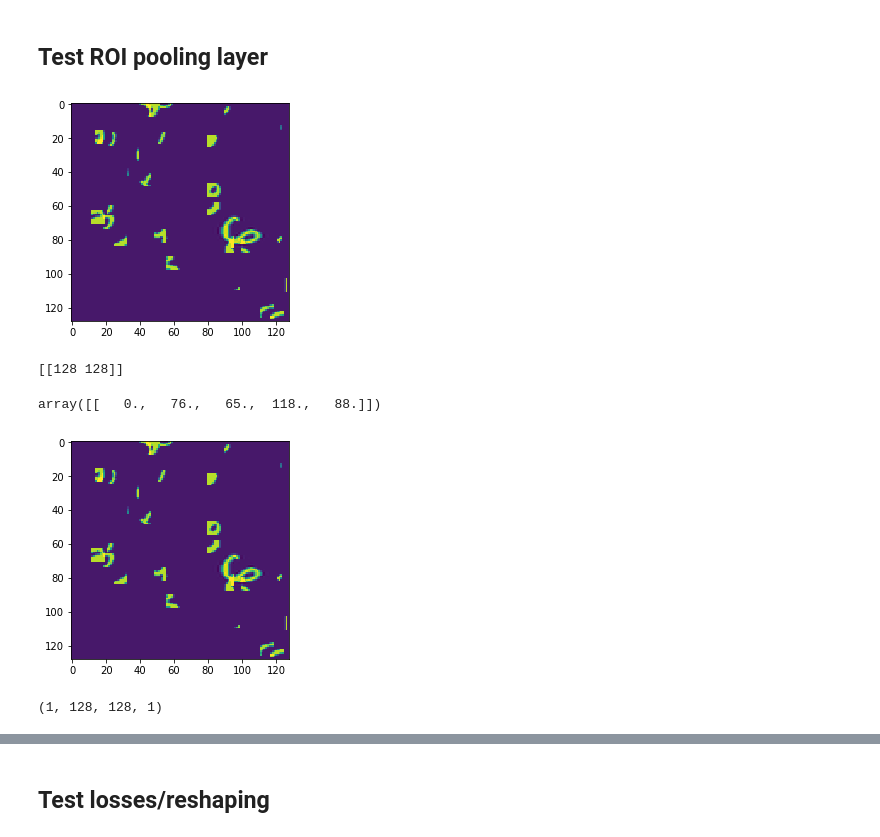
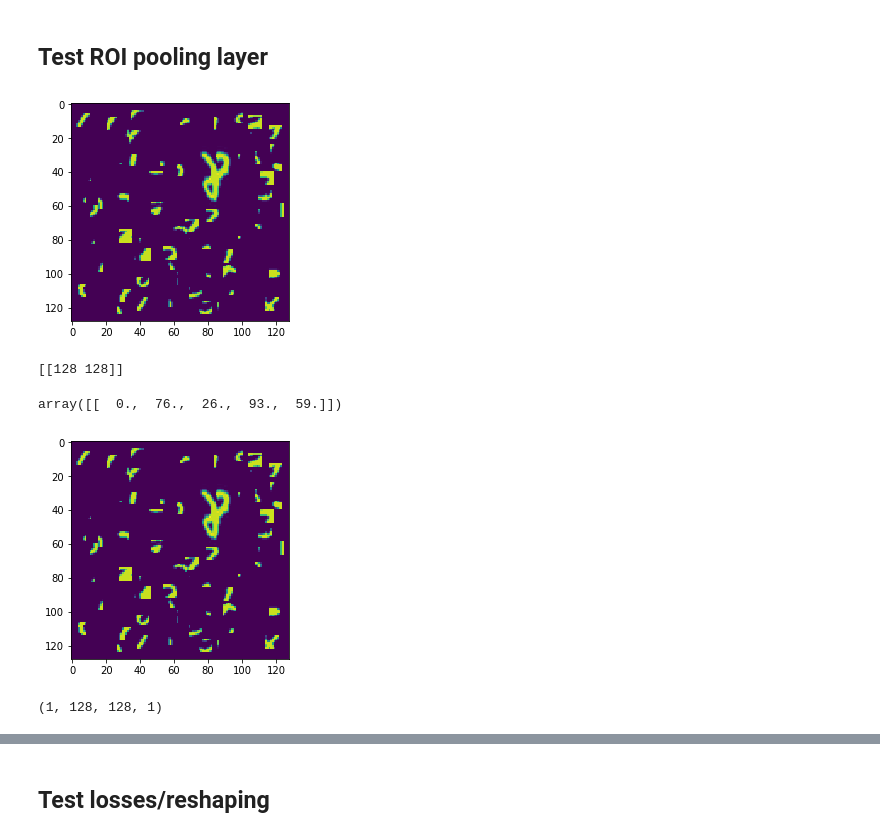
Before and after one commit to kevinjliang/tf-Faster-RCNN, a Jupyter notebook: Development/test_faster_rcnn_networks.ipynb, the cells around one changed output, grey strips where cells are left out. Saved outputs shown, nothing was run; the diff lists cells and outputs as text; code cells hidden in the pictures.

```diff
--- a/Development/test_faster_rcnn_networks.ipynb
+++ b/Development/test_faster_rcnn_networks.ipynb
@@ -197,24 +198,24 @@ im_dims_tf = tf.placeholder(tf.int32, [None, 2])
 
 pooledFeatures = roi_pool(featMap_tf,roi_tf,im_dims_tf)
 # %%
-imfile = '../Data/data_clutter/Test/Images/img88.png'
+imfile = '../Data/clutteredMNIST/Images/test_img85.png'
 img = imread(imfile)
 im_dims = np.array(img.shape)
 im_dims = im_dims.reshape((-1,2))
 plt.imshow(img)
 plt.show()
 print(im_dims)
 # %% [output]
-[figure, old version]
+[figure, new version]
 [[128 128]]
 # %%
-gt = np.loadtxt('../Data/data_clutter/Test/Annotations/img88.txt', ndmin=2)
+gt = np.loadtxt('../Data/clutteredMNIST/Annotations/test_img85.txt', ndmin=2)
 gt_box = gt[:,:4]
 
 roi = np.concatenate(([[0]],gt_box),axis=1)
 roi
 # %% [output]
-array([[   0.,   76.,   65.,  118.,   88.]])
+array([[  0.,  76.,  26.,  93.,  59.]])
 # %%
 # This would be a really dumb output for a CNN,
 # but for testing purposes, it'll do
@@ -224,7 +225,7 @@ plt.show()
 featureMaps = featureMaps.reshape((1,featureMaps.shape[0],featureMaps.shape[1],1))
 print(featureMaps.shape)
 # %% [output]
-[figure, old version]
+[figure, new version]
 (1, 128, 128, 1)
 # %%
 # Run the graph and pray
```
Also changed, not shown: parts of 7 cells of this notebook, 2 other files.
